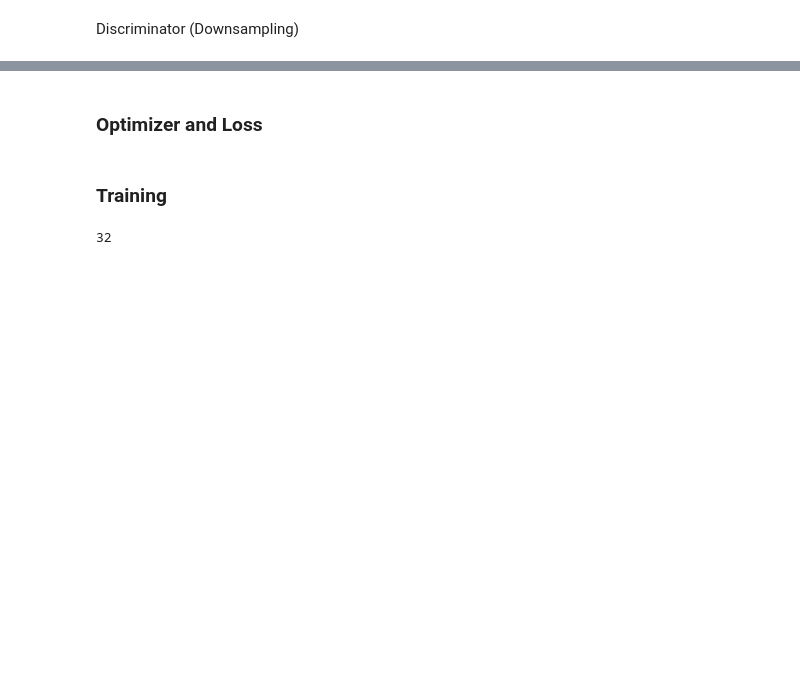
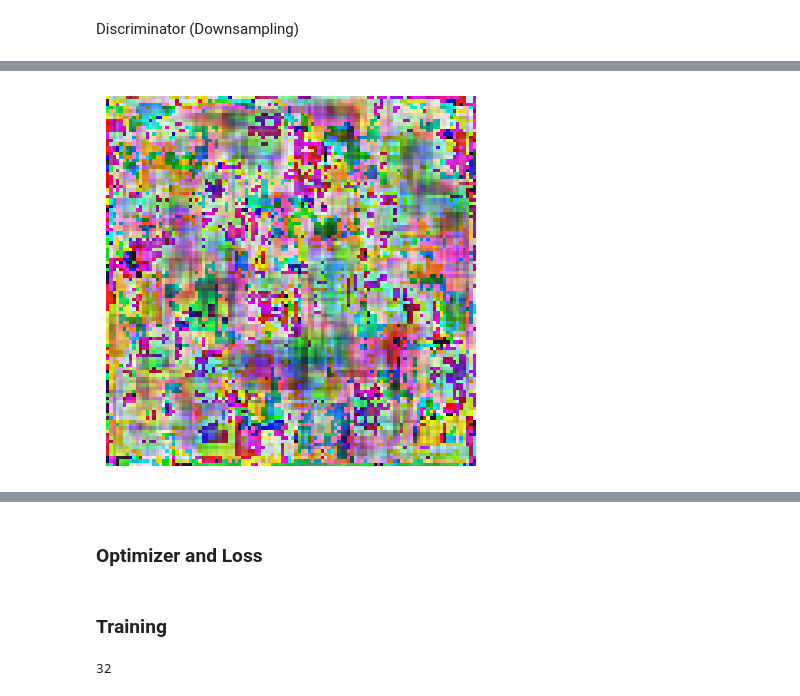
Before and after one commit to peteray-dev/GAN_Painter, a Jupyter notebook: I_AM_SOMETHING_OF_A_PAINTER_MYSELF.ipynb, the cells around one changed output, grey strips where cells are left out. Saved outputs shown, nothing was run; the diff lists cells and outputs as text; code cells hidden in the pictures; blank space fills up the shorter version.

```diff
--- a/I_AM_SOMETHING_OF_A_PAINTER_MYSELF.ipynb
+++ b/I_AM_SOMETHING_OF_A_PAINTER_MYSELF.ipynb
@@ -130,7 +136,7 @@ class Generator(nn.Module):
     def __init__(self, latent_dim, img_channels, feature_maps_g):
         super(Generator, self).__init__()
 
-        self.init_size = 16  # Initial size before upsampling
+        self.init_size = 7  # Initial size before upsampling
         self.fc = nn.Sequential(
             nn.Linear(latent_dim, feature_maps_g * 8 * self.init_size * self.init_size)
         )
@@ -246,3 +270,28 @@ Discriminator(
+# %%
+
+# Create the generator
+gen = Generator(100, 3, 32)
+
+# Sample noise vector
+noise_vector = torch.randn(1, latent_dim)
+
+# Generate an image
+with torch.no_grad():
+    generated_image = gen(noise_vector)
+
+def visualize_images(generated_imgs=None):
+    """
+    Visualizes the generated images.
+    """
+    generated_img = transforms.ToPILImage()(generated_imgs.squeeze(0))  # Assuming generated image
+    plt.imshow(generated_img)
+    plt.axis('off')  # Hide axes
+    plt.show()
+
+
+visualize_images(generated_image)
+# %% [output]
+[figure, added]
 # %%
 
 if torch.cuda.is_available():
```
Also changed, not shown: parts of 11 cells of this notebook.
